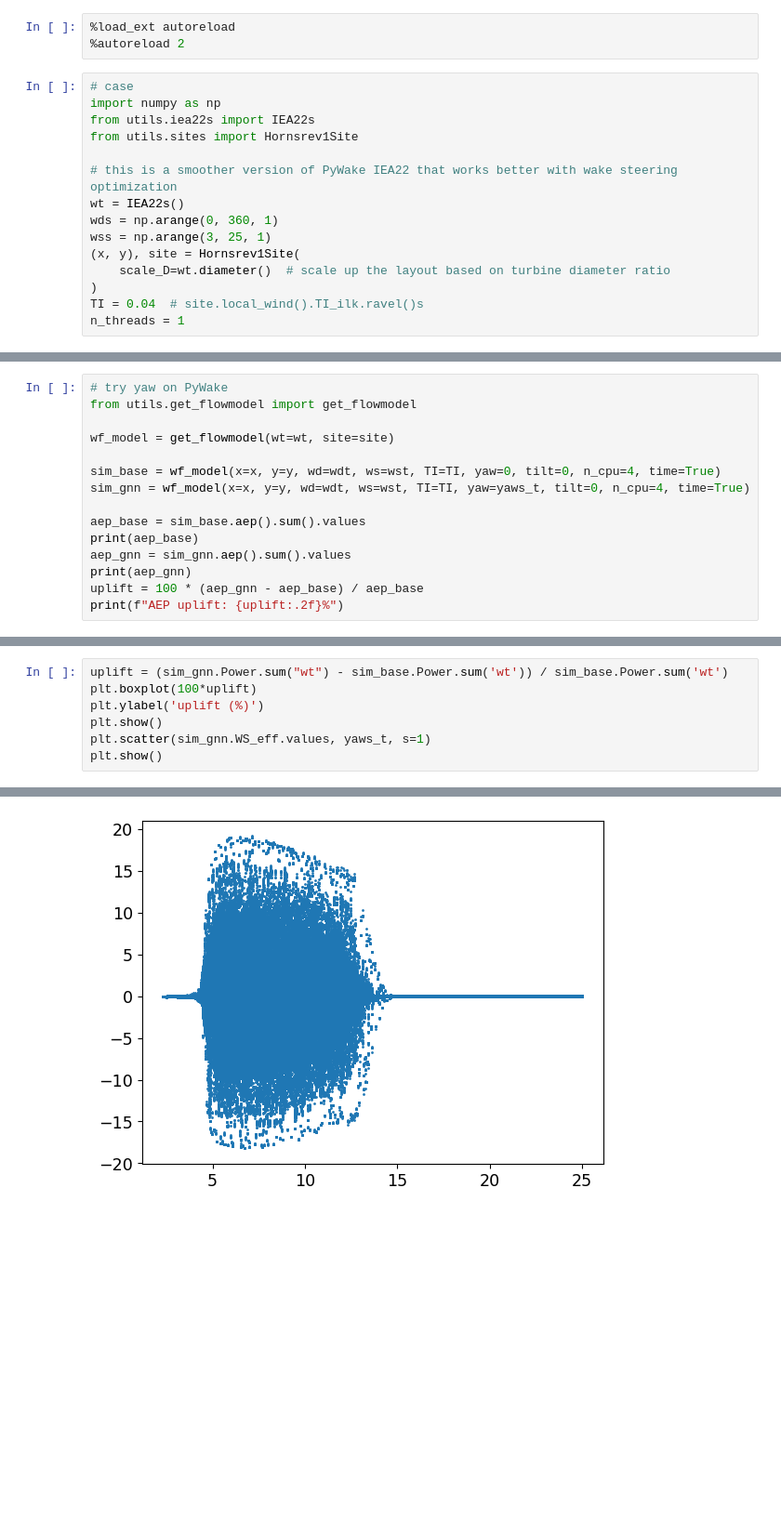
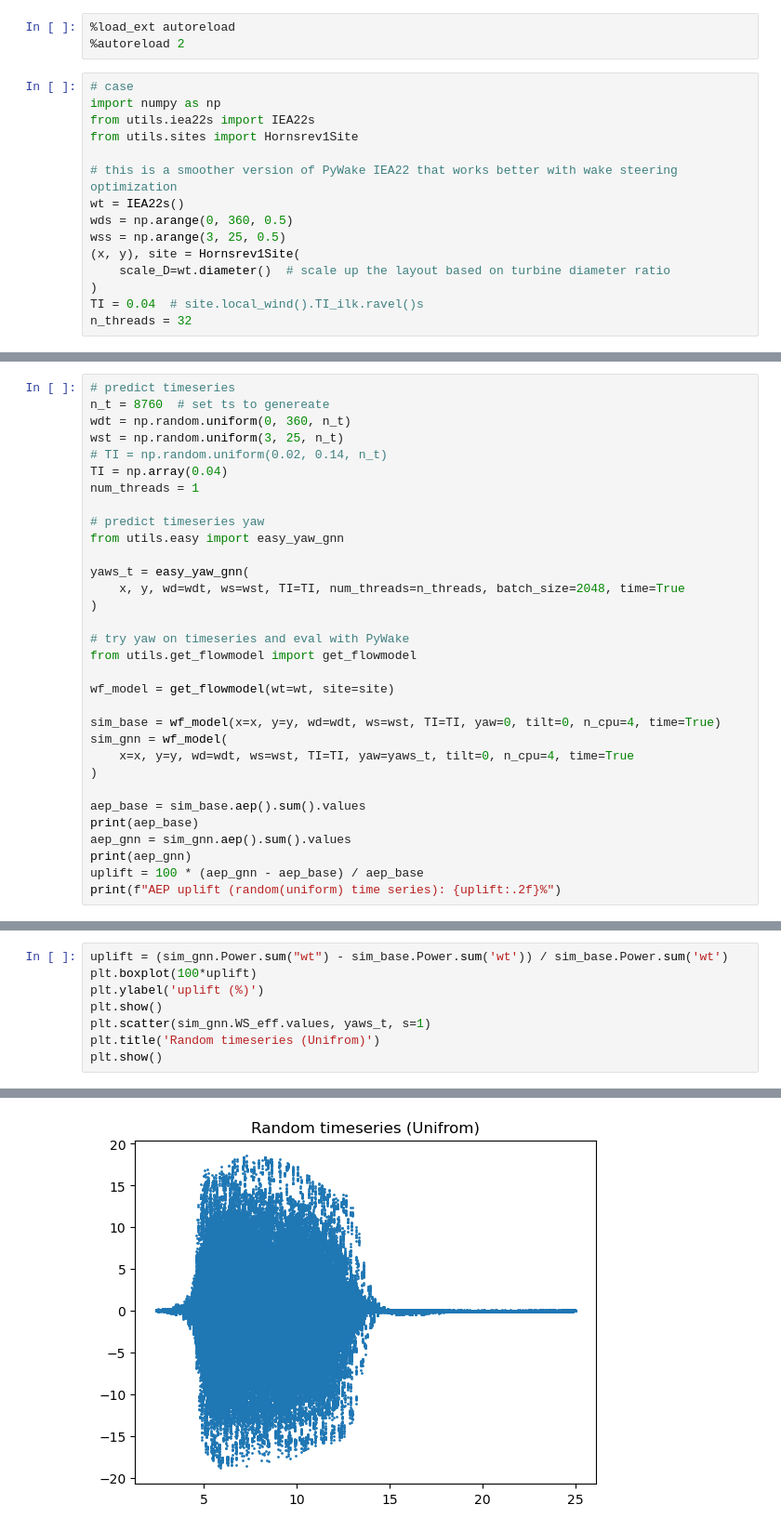
Before and after one commit to DTUWindEnergy/Design-Friendly-Control, a Jupyter notebook: design_friendly/easy.ipynb, the cells around one changed output, grey strips where cells are left out. Shown at 93% size. Saved outputs shown, nothing was run; the diff lists cells and outputs as text; blank space fills up the shorter version.

```diff
--- a/design_friendly/easy.ipynb
+++ b/design_friendly/easy.ipynb
@@ -9,13 +9,13 @@ from utils.sites import Hornsrev1Site
 
 # this is a smoother version of PyWake IEA22 that works better with wake steering optimization
 wt = IEA22s()
-wds = np.arange(0, 360, 1)
-wss = np.arange(3, 25, 1)
+wds = np.arange(0, 360, 0.5)
+wss = np.arange(3, 25, 0.5)
 (x, y), site = Hornsrev1Site(
     scale_D=wt.diameter()  # scale up the layout based on turbine diameter ratio
 )
 TI = 0.04  # site.local_wind().TI_ilk.ravel()s
-n_threads = 1
+n_threads = 32
 # %%
 # predict LUT
 from utils.easy import easy_yaw_gnn
@@ -108,16 +87,33 @@ INFO:utils.to_graph: generated 8760 graphs from 8760 cases
 # %%
-# try yaw on PyWake
+# predict timeseries
+n_t = 8760  # set ts to genereate
+wdt = np.random.uniform(0, 360, n_t)
+wst = np.random.uniform(3, 25, n_t)
+# TI = np.random.uniform(0.02, 0.14, n_t)
+TI = np.array(0.04)
+num_threads = 1
+
+# predict timeseries yaw
+from utils.easy import easy_yaw_gnn
+
+yaws_t = easy_yaw_gnn(
+    x, y, wd=wdt, ws=wst, TI=TI, num_threads=n_threads, batch_size=2048, time=True
+)
+
+# try yaw on timeseries and eval with PyWake
 from utils.get_flowmodel import get_flowmodel
 
 wf_model = get_flowmodel(wt=wt, site=site)
 
 sim_base = wf_model(x=x, y=y, wd=wdt, ws=wst, TI=TI, yaw=0, tilt=0, n_cpu=4, time=True)
-sim_gnn = wf_model(x=x, y=y, wd=wdt, ws=wst, TI=TI, yaw=yaws_t, tilt=0, n_cpu=4, time=True)
+sim_gnn = wf_model(
+    x=x, y=y, wd=wdt, ws=wst, TI=TI, yaw=yaws_t, tilt=0, n_cpu=4, time=True
+)
 
 aep_base = sim_base.aep().sum().values
 print(aep_base)
 aep_gnn = sim_gnn.aep().sum().values
 print(aep_gnn)
 uplift = 100 * (aep_gnn - aep_base) / aep_base
-print(f"AEP uplift: {uplift:.2f}%")
+print(f"AEP uplift (random(uniform) time series): {uplift:.2f}%")
 # %% [output]
@@ -130,5 +126,6 @@ plt.boxplot(100*uplift)
 plt.ylabel('uplift (%)')
 plt.show()
 plt.scatter(sim_gnn.WS_eff.values, yaws_t, s=1)
+plt.title('Random timeseries (Unifrom)')
 plt.show()
 # %% [output]
@@ -136 +133 @@ plt.show()
-[figure, old version]
+[figure, new version]
```
Also changed, not shown: parts of 12 cells of this notebook, 11 other files.
